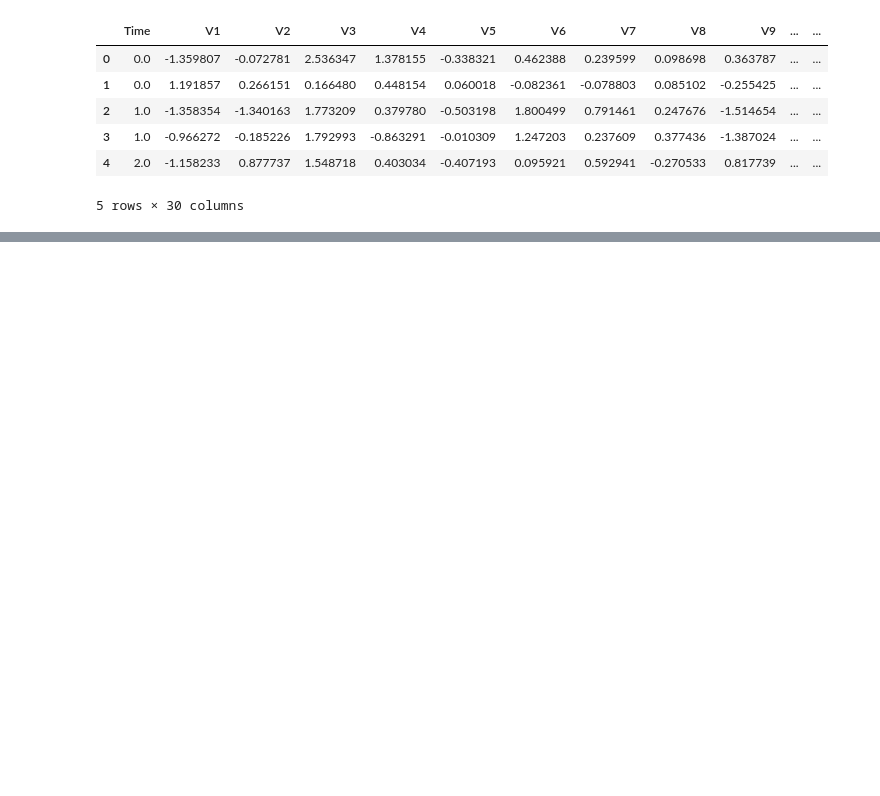
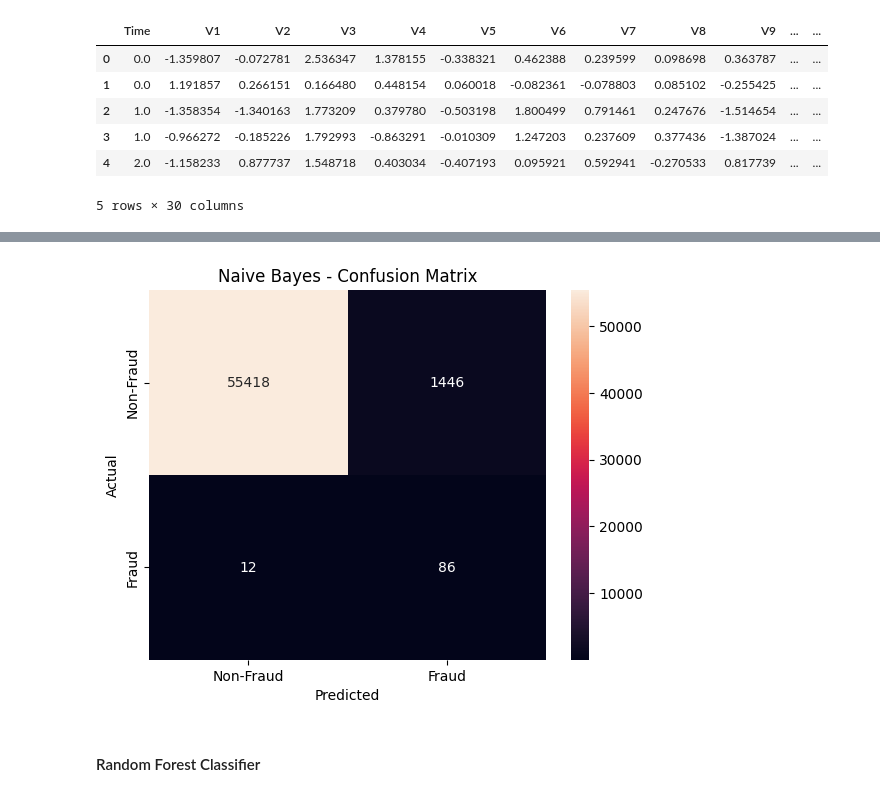
Before and after one commit to mubashiraasma/Credit-Card-Fraud-Detection, a Jupyter notebook: FraudDetection.ipynb, the cells around one changed output, grey strips where cells are left out. Cells and saved outputs as stored; diff of their text form; code cells hidden in the pictures; blank space fills up the shorter version.

```diff
--- a/FraudDetection.ipynb
+++ b/FraudDetection.ipynb
@@ -166,0 +178,5 @@ rfc_model = rfc.fit(X_train, y_train)
+# %%
+naive = GaussianNB()
+naive_model = naive.fit(X_train_smote,y_train_smote)
+y_predict_naive = naive_model.predict(X_test)
+print(classification_report(y_predict_naive, y_test))
@@ -166,0 +192,12 @@ rfc_model = rfc.fit(X_train, y_train)
+# %%
+# Confusion matrix
+conf_matrix_naive = confusion_matrix(y_test, y_predict_naive)
+sns.heatmap(conf_matrix_naive, annot=True, fmt='d', xticklabels=labels, yticklabels=labels)
+plt.xlabel('Predicted')
+plt.ylabel('Actual')
+plt.title('Naive Bayes - Confusion Matrix')
+plt.show()
+# %% [output]
+[figure, added]
+# %% [markdown]
+#### Random Forest Classifier
```
Also changed, not shown: parts of 27 cells of this notebook.
